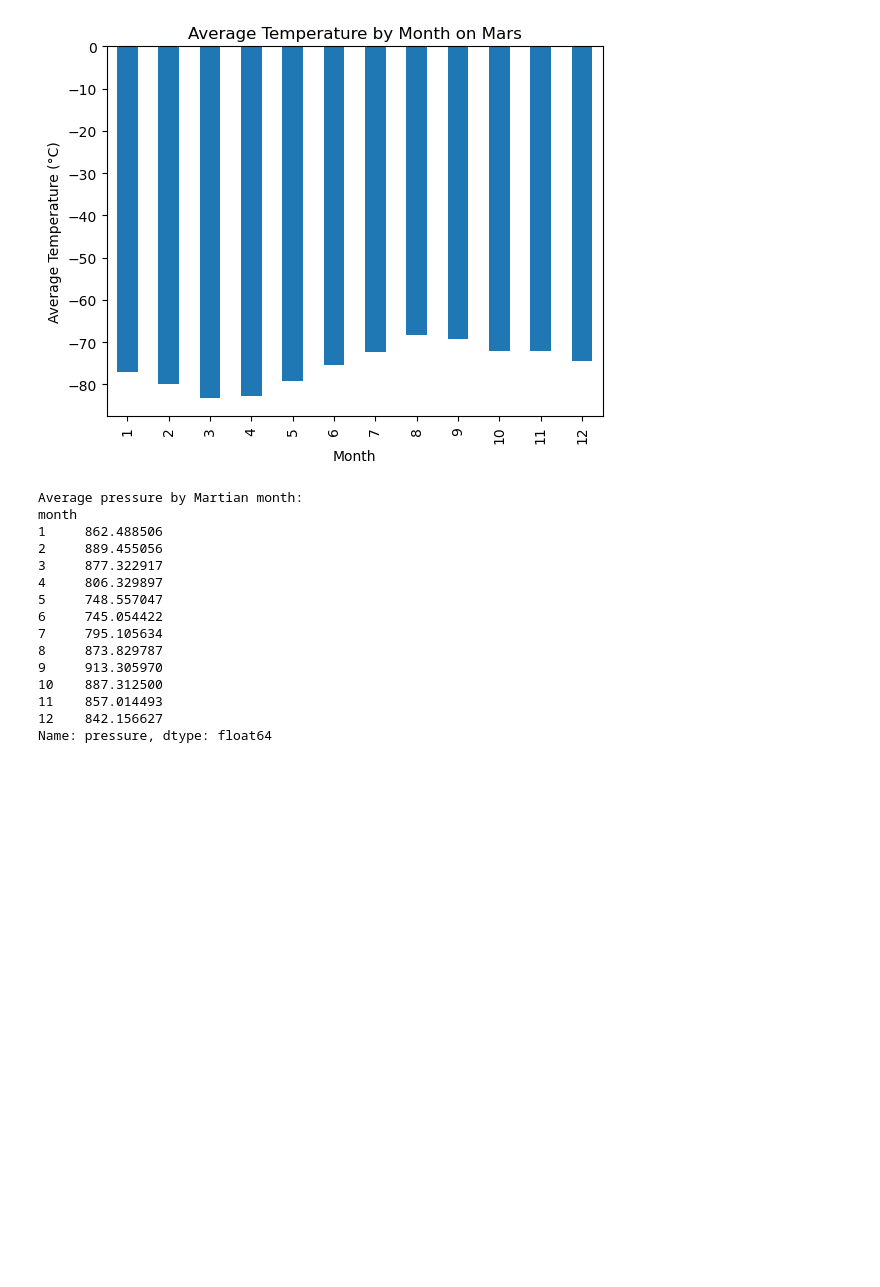
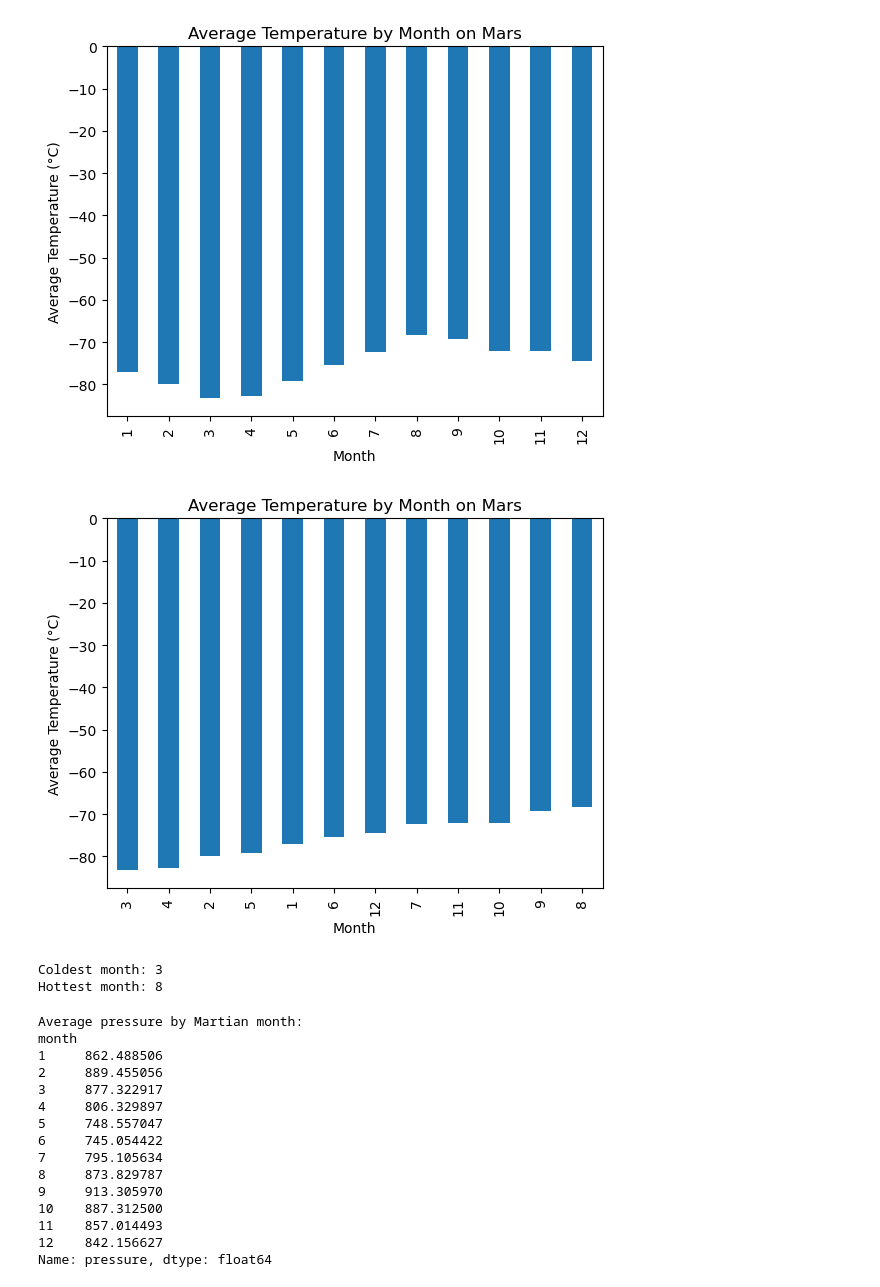
Before and after one commit to meehal0203/Module_11_web_scraping, a Jupyter notebook: part_2_mars_weather.ipynb, the cells around one changed output. Drawn from its saved outputs; the diff is of its cells as text; code cells hidden in the pictures; blank space fills up the shorter version.

```diff
--- a/part_2_mars_weather.ipynb
+++ b/part_2_mars_weather.ipynb
@@ -263,2 +242,23 @@ plt.show()
+# %%
+# Identify the coldest and hottest months in Curiosity's location
+
+average_low_temp.sort_values().plot(kind='bar')
+plt.xlabel("Month")
+plt.ylabel("Average Temperature (°C)")
+plt.title("Average Temperature by Month on Mars")
+plt.show()
+# %% [output]
+[figure, added]
+# %%
+# print coldest/ hottest months
+
+month_min_temp = average_low_temp.idxmin()
+month_max_temp = average_low_temp.idxmax()
+
+print("Coldest month:", month_min_temp)
+print("Hottest month:", month_max_temp)
+# %% [output]
+Coldest month: 3
+Hottest month: 8
 # %%
 # 4. Average pressure by Martian month
```
Also changed, not shown: parts of 6 cells of this notebook.
